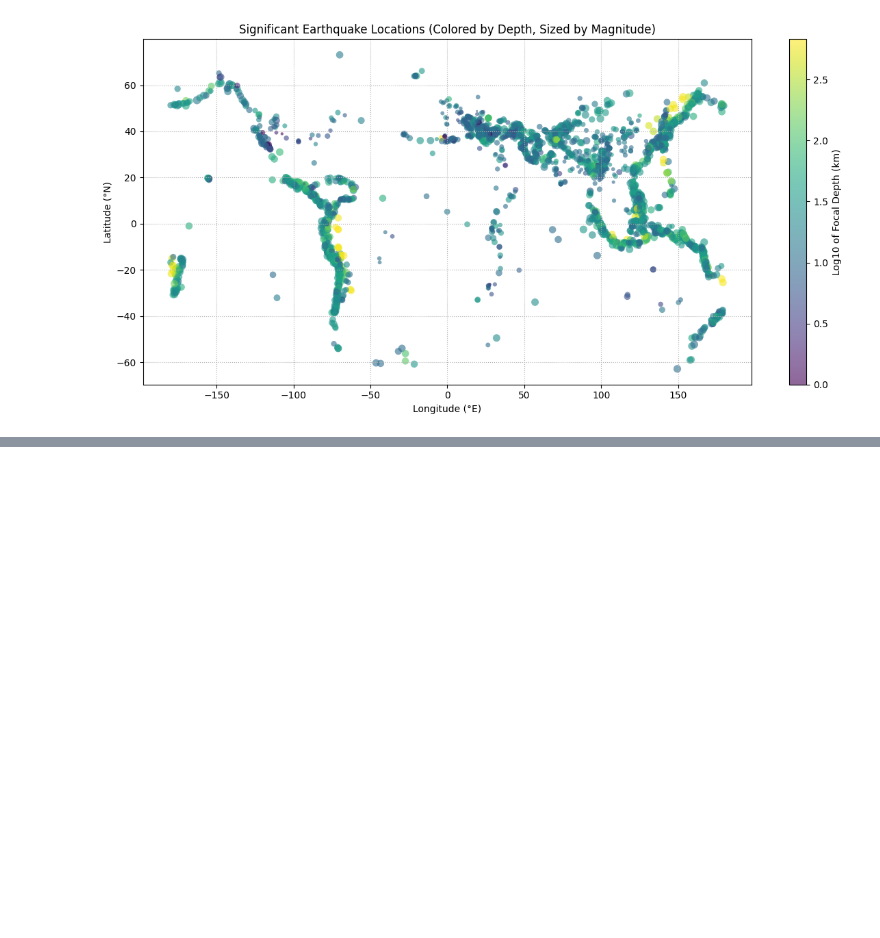
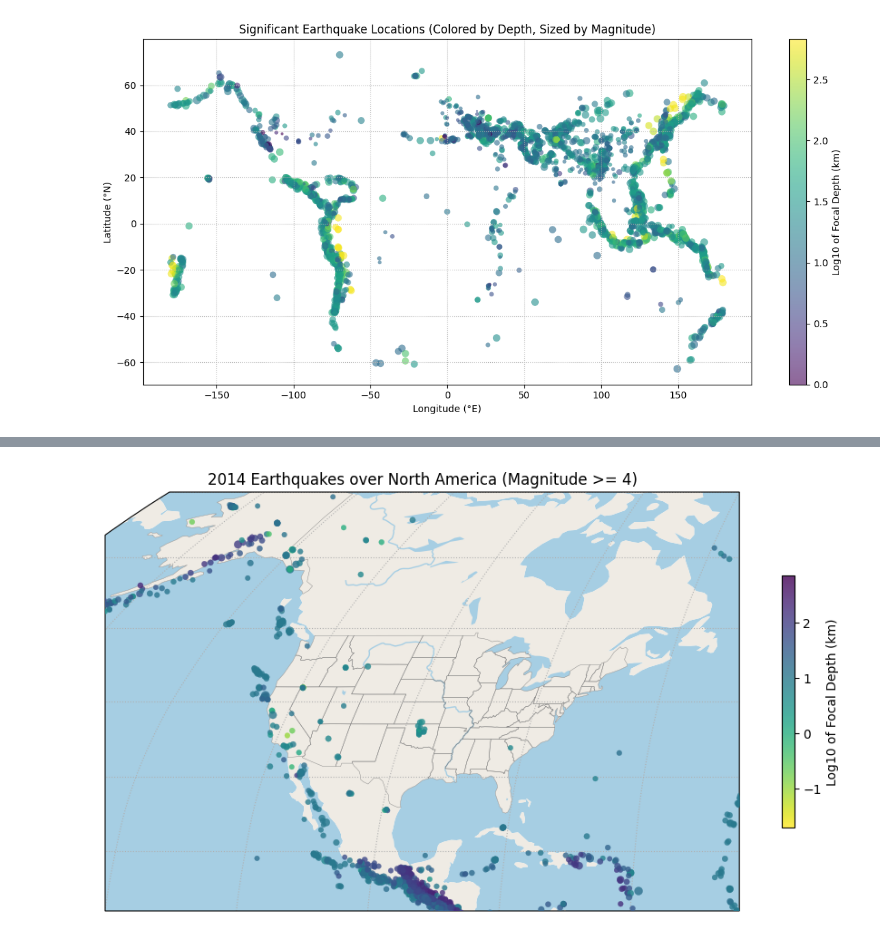
Before and after one commit to nikolaicarrion/2026_Intro_Python, a Jupyter notebook: 1.4-matplotlib-and-xarray-environmental-exercises.ipynb, the cells around one changed output, grey strips where cells are left out. Saved outputs shown, nothing was run; the diff lists cells and outputs as text; code cells hidden in the pictures; blank space fills up the shorter version.

```diff
--- a/1.4-matplotlib-and-xarray-environmental-exercises.ipynb
+++ b/1.4-matplotlib-and-xarray-environmental-exercises.ipynb
@@ -387,16 +468,79 @@ path = pooch.retrieve(
 # %%
 # Your solution here
 # Hint: load the four numeric columns with
 #       np.genfromtxt(path, delimiter=",", skip_header=1, usecols=(1, 2, 3, 4))
 #       -- usecols skips the text columns (time, place, ...) mixed in with the numbers
+
 # Hint: keep mag >= 4 and depth_km > 0 (a few events are recorded at exactly 0 km, which
 #       np.log10 cannot take); combine the two conditions into one mask with & ("and")
+
 # Hint: fig, ax = plt.subplots(subplot_kw={"projection": ccrs.Robinson()})
+
 # Hint: ax.set_extent([-140, -60, 12, 70], ccrs.PlateCarree()) crops to the window shown
+
 # Hint: the features are cfeature.LAND, cfeature.OCEAN, cfeature.LAKES, cfeature.RIVERS and
 #       cfeature.STATES; add_feature takes edgecolor, facecolor and linewidth, and STATES
 #       reads better in gray at a thin linewidth
+
 # Hint: ax.scatter(longitude, latitude, transform=ccrs.PlateCarree(),
 #                  c=np.log10(depth_km), s=mag ** 2)
 #       -- transform tells cartopy the coordinates are plain lon/lat, not already projected
+
 # Hint: finish with ax.gridlines, a labelled colorbar, and a title
+
+import numpy as np
+import matplotlib.pyplot as plt
+import cartopy.crs as ccrs
+import cartopy.feature as cfeature
+
+data = np.genfromtxt(path, delimiter=",", skip_header=1, usecols=(1, 2, 3, 4))
+
+# Variables
+mag = data[:, -1]
+depth_km = data[:, 2]
+lon = data[:, 1]
+lat = data[:, 0]
+
+# Mask
+mask = (
+    (mag >= 4) &
+    (depth_km > 0) &
+    ~np.isnan(lat) &
+    ~np.isnan(lon)
+)
+
+mag_filtered = mag[mask]
+depth_km_filtered = depth_km[mask]
+lon_filtered = lon[mask]
+lat_filtered = lat[mask]
+
+fig, ax = plt.subplots(subplot_kw={"projection": ccrs.Robinson()}, figsize=(12, 6))
+ax.set_extent([-140, -60, 12, 70], ccrs.PlateCarree())
+
+# Add map features
+ax.add_feature(cfeature.OCEAN, facecolor="#a6cee3")
+ax.add_feature(cfeature.LAND, facecolor="#efebe4")
+ax.add_feature(cfeature.LAKES, facecolor="#a6cee3")
+ax.add_feature(cfeature.RIVERS, edgecolor="#a6cee3")
+ax.add_feature(cfeature.STATES, edgecolor="gray", linewidth=0.3)
+
+# Plot the earthquakes using filtered coordinates
+earthquake = ax.scatter(
+    lon_filtered,
+    lat_filtered,
+    transform=ccrs.PlateCarree(),
+    c=np.log10(depth_km_filtered),
+    s=mag_filtered ** 2,
+    cmap="viridis_r",
+    alpha=0.8,
+    linewidths=0.2,
+    zorder=5
+)
+
+ax.gridlines(draw_labels=False, linestyle=":")
+cbar = fig.colorbar(earthquake, ax=ax, orientation="vertical", pad=0.05, shrink=0.6, label="Log10 of Focal Depth (km)")
+ax.set_title("2014 Earthquakes over North America (Magnitude >= 4)")
+
+plt.show()
+# %% [output]
+[figure, added]
```
Also changed, not shown: parts of 4 cells of this notebook.
